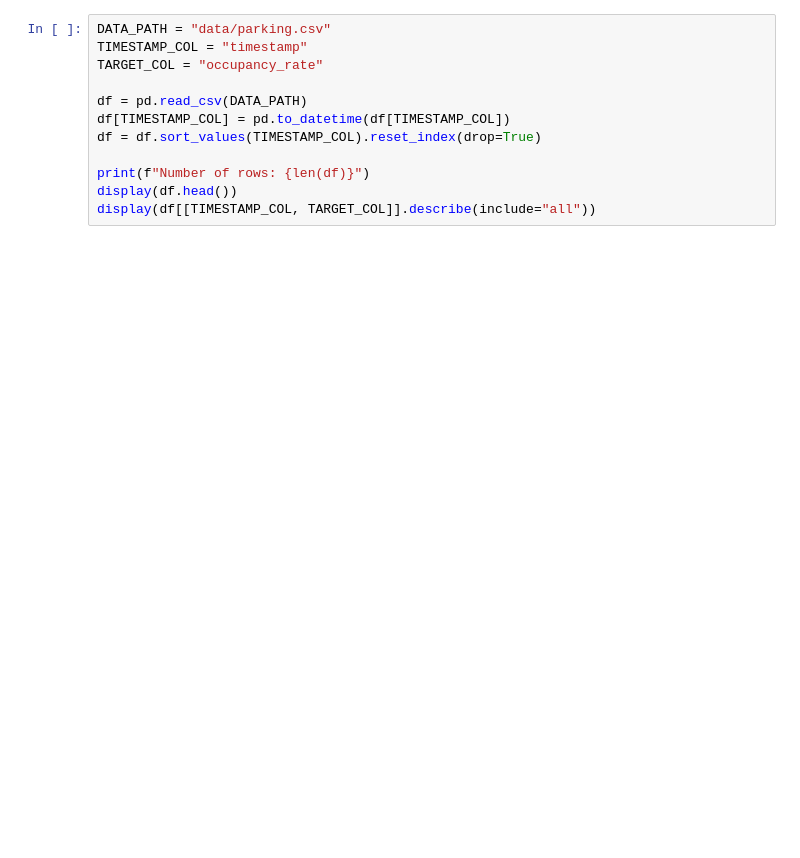
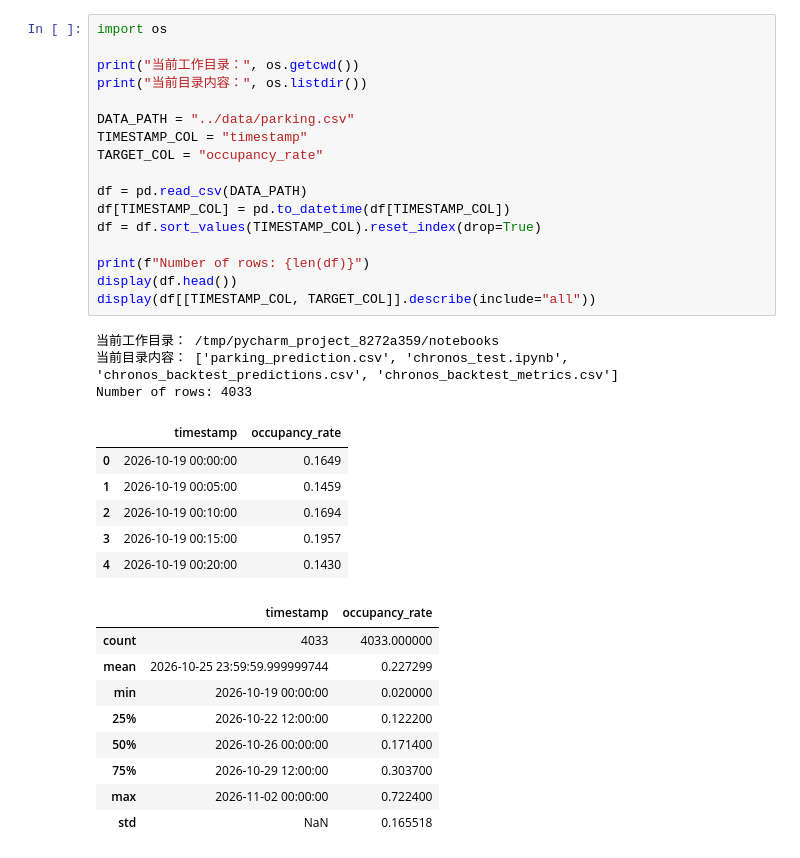
Before and after one commit to M2COOL/parking_prediction, a Jupyter notebook: notebooks/chronos_test.ipynb, the cells around one changed output. Cells and saved outputs as stored; diff of their text form; blank space fills up the shorter version.

```diff
--- a/notebooks/chronos_test.ipynb
+++ b/notebooks/chronos_test.ipynb
@@ -22,15 +45,39 @@ print("Chronos-2 loaded successfully!")
 # %%
-DATA_PATH = "data/parking.csv"
+import os
+
+print("当前工作目录：", os.getcwd())
+print("当前目录内容：", os.listdir())
+
+DATA_PATH = "../data/parking.csv"
 TIMESTAMP_COL = "timestamp"
 TARGET_COL = "occupancy_rate"
 
 df = pd.read_csv(DATA_PATH)
 df[TIMESTAMP_COL] = pd.to_datetime(df[TIMESTAMP_COL])
 df = df.sort_values(TIMESTAMP_COL).reset_index(drop=True)
 
 print(f"Number of rows: {len(df)}")
 display(df.head())
 display(df[[TIMESTAMP_COL, TARGET_COL]].describe(include="all"))
+# %% [output]
+当前工作目录： /tmp/pycharm_project_8272a359/notebooks
+当前目录内容： ['parking_prediction.csv', 'chronos_test.ipynb', 'chronos_backtest_predictions.csv', 'chronos_backtest_metrics.csv']
+Number of rows: 4033
+|  | timestamp | occupancy_rate |
+| 0 | 2026-10-19 00:00:00 | 0.1649 |
+| 1 | 2026-10-19 00:05:00 | 0.1459 |
+| 2 | 2026-10-19 00:10:00 | 0.1694 |
+| 3 | 2026-10-19 00:15:00 | 0.1957 |
+| 4 | 2026-10-19 00:20:00 | 0.1430 |
+|  | timestamp | occupancy_rate |
+| count | 4033 | 4033.000000 |
+| mean | 2026-10-25 23:59:59.999999744 | 0.227299 |
+| min | 2026-10-19 00:00:00 | 0.020000 |
+| 25% | 2026-10-22 12:00:00 | 0.122200 |
+| 50% | 2026-10-26 00:00:00 | 0.171400 |
+| 75% | 2026-10-29 12:00:00 | 0.303700 |
+| max | 2026-11-02 00:00:00 | 0.722400 |
+| std | NaN | 0.165518 |
 # %%
 series_df = df[[TIMESTAMP_COL, TARGET_COL]].copy()
 series_df[TARGET_COL] = pd.to_numeric(series_df[TARGET_COL], errors="coerce")
```
Also changed, not shown: parts of 11 cells of this notebook.
